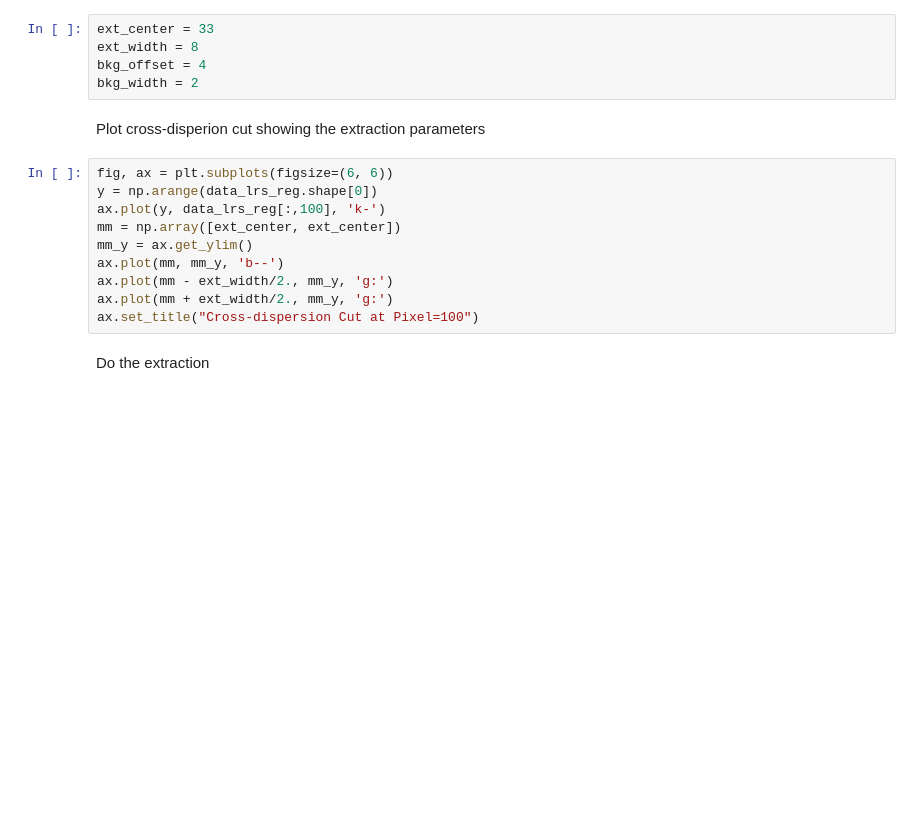
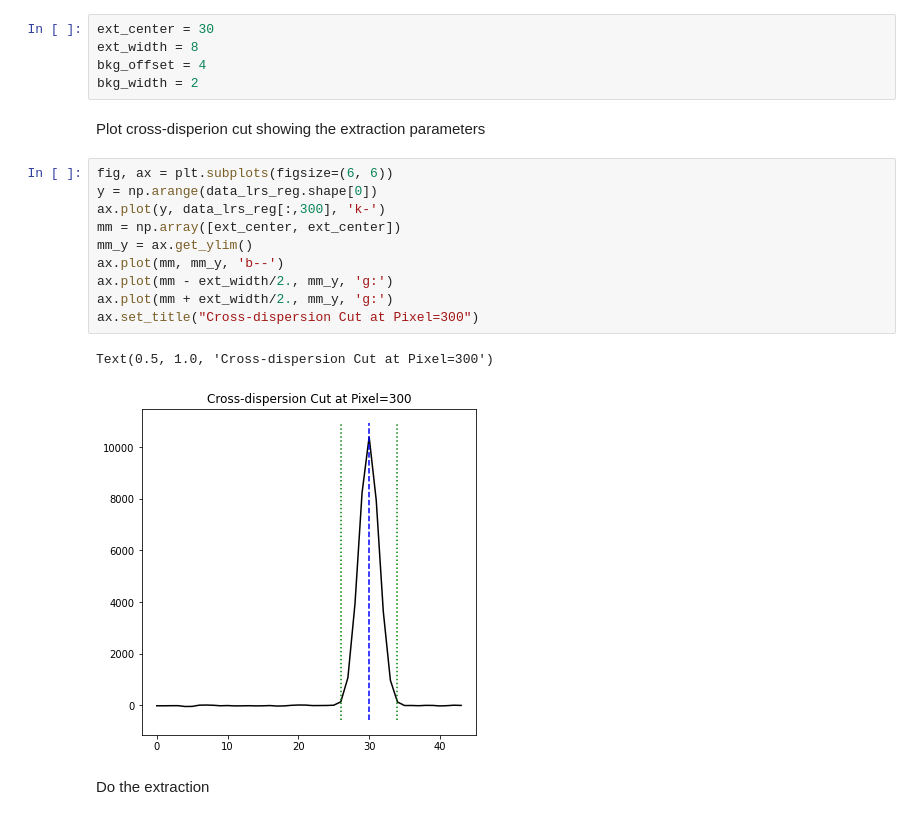
Before and after one commit to spacetelescope/dat_pyinthesky, a Jupyter notebook: jdat_notebooks/MIRI_LRS_spectral_extraction/miri_lrs_spectral_extraction.ipynb, the cells around one changed output. Drawn from its saved outputs; the diff is of its cells as text; blank space fills up the shorter version.

```diff
--- a/jdat_notebooks/MIRI_LRS_spectral_extraction/miri_lrs_spectral_extraction.ipynb
+++ b/jdat_notebooks/MIRI_LRS_spectral_extraction/miri_lrs_spectral_extraction.ipynb
@@ -187,7 +152,7 @@ Limitation: not clear how to handle bad pixels with boxcar extraction.  Interpol
 # %% [markdown]
 Define extraction parameters
 # %%
-ext_center = 33
+ext_center = 30
 ext_width = 8
 bkg_offset = 4
 bkg_width = 2
@@ -196,13 +161,16 @@ Plot cross-disperion cut showing the extraction parameters
 # %%
 fig, ax = plt.subplots(figsize=(6, 6))
 y = np.arange(data_lrs_reg.shape[0])
-ax.plot(y, data_lrs_reg[:,100], 'k-')
+ax.plot(y, data_lrs_reg[:,300], 'k-')
 mm = np.array([ext_center, ext_center])
 mm_y = ax.get_ylim()
 ax.plot(mm, mm_y, 'b--')
 ax.plot(mm - ext_width/2., mm_y, 'g:')
 ax.plot(mm + ext_width/2., mm_y, 'g:')
-ax.set_title("Cross-dispersion Cut at Pixel=100")
+ax.set_title("Cross-dispersion Cut at Pixel=300")
+# %% [output]
+Text(0.5, 1.0, 'Cross-dispersion Cut at Pixel=300')
+[figure, added]
 # %% [markdown]
 Do the extraction
 # %%
```
Also changed, not shown: parts of 21 cells of this notebook, 1 other file.
